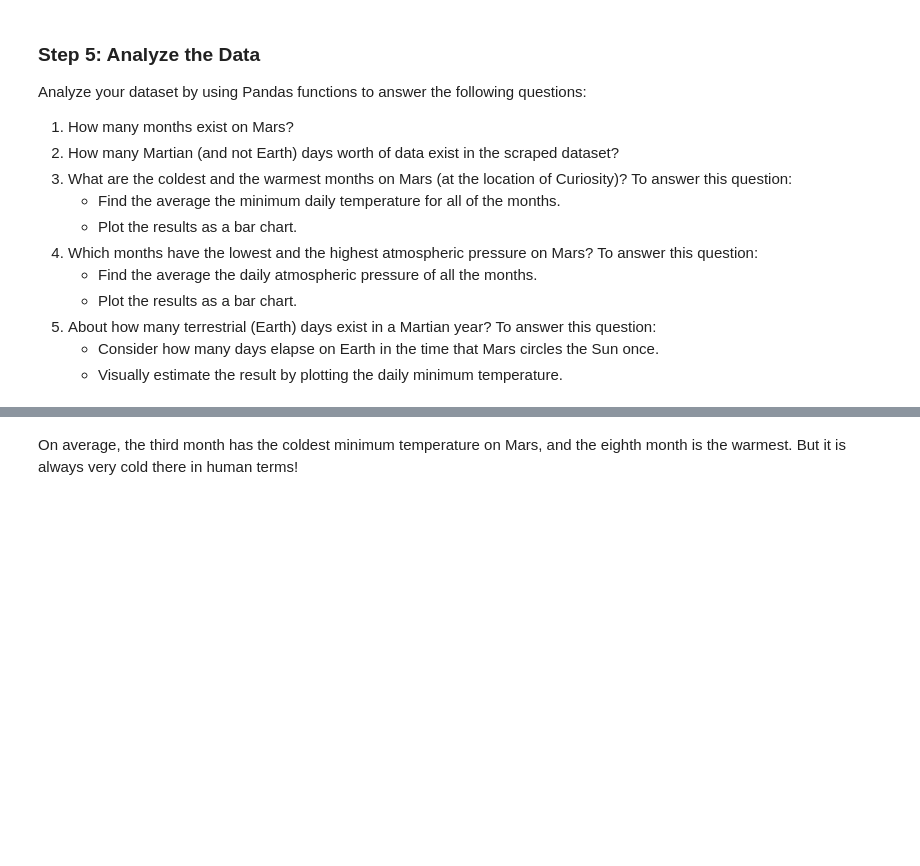
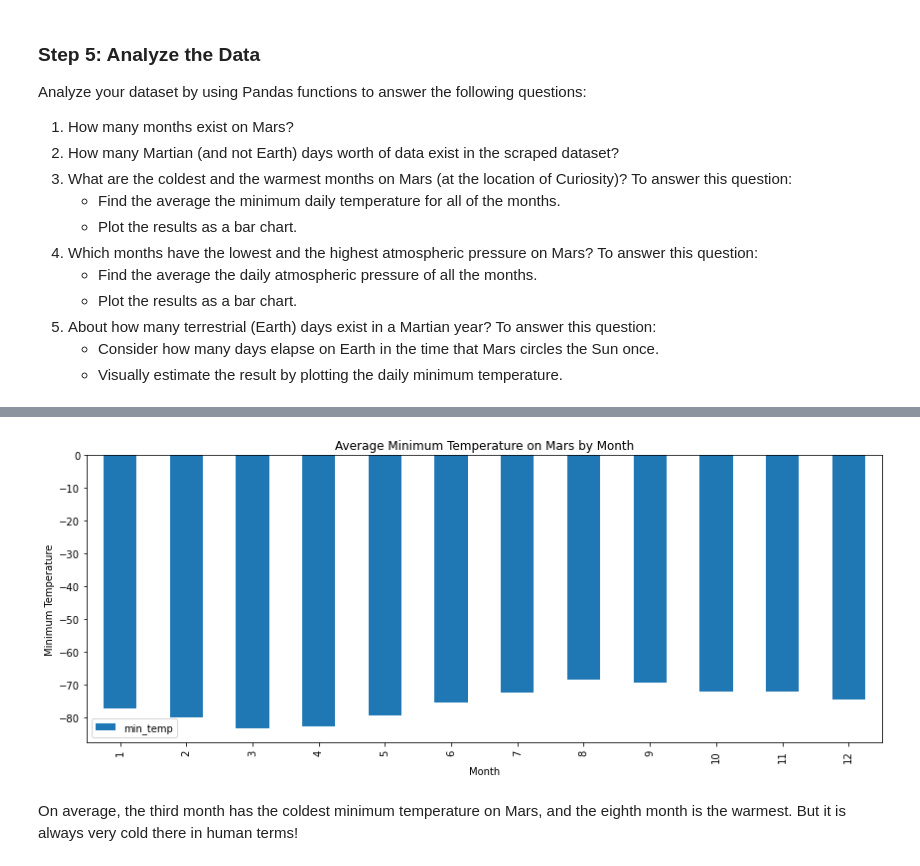
Before and after one commit to bernbr/scraping, a Jupyter notebook: part_2_mars_weather.ipynb, the cells around one changed output, grey strips where cells are left out. Saved outputs shown, nothing was run; the diff lists cells and outputs as text; code cells hidden in the pictures; blank space fills up the shorter version.

```diff
--- a/part_2_mars_weather.ipynb
+++ b/part_2_mars_weather.ipynb
@@ -173,2 +181,5 @@ Analyze your dataset by using Pandas functions to answer the following questions
 # %%
 # 3. What is the average low temperature by month?
+avg_low = mars_df.groupby(mars_df['month'])['min_temp'].mean()
+lows = pd.DataFrame(avg_low)
+lows
@@ -177,3 +201,15 @@ Analyze your dataset by using Pandas functions to answer the following questions
+# %%
+# Plot the average temperature by month
+lows = pd.DataFrame(avg_low)
+lows.plot.bar(figsize=(12,5))
+plt.title('Average Minimum Temperature on Mars by Month')
+plt.xlabel('Month')
+plt.ylabel('Minimum Temperature')
+plt.tight_layout()
+plt.savefig('Plots/minimum_temp.png')
+plt.show()
+# %% [output]
+[figure, added]
 # %%
 # Identify the coldest and hottest months in Curiosity's location
 # %%
```
Also changed, not shown: parts of 4 cells of this notebook.
